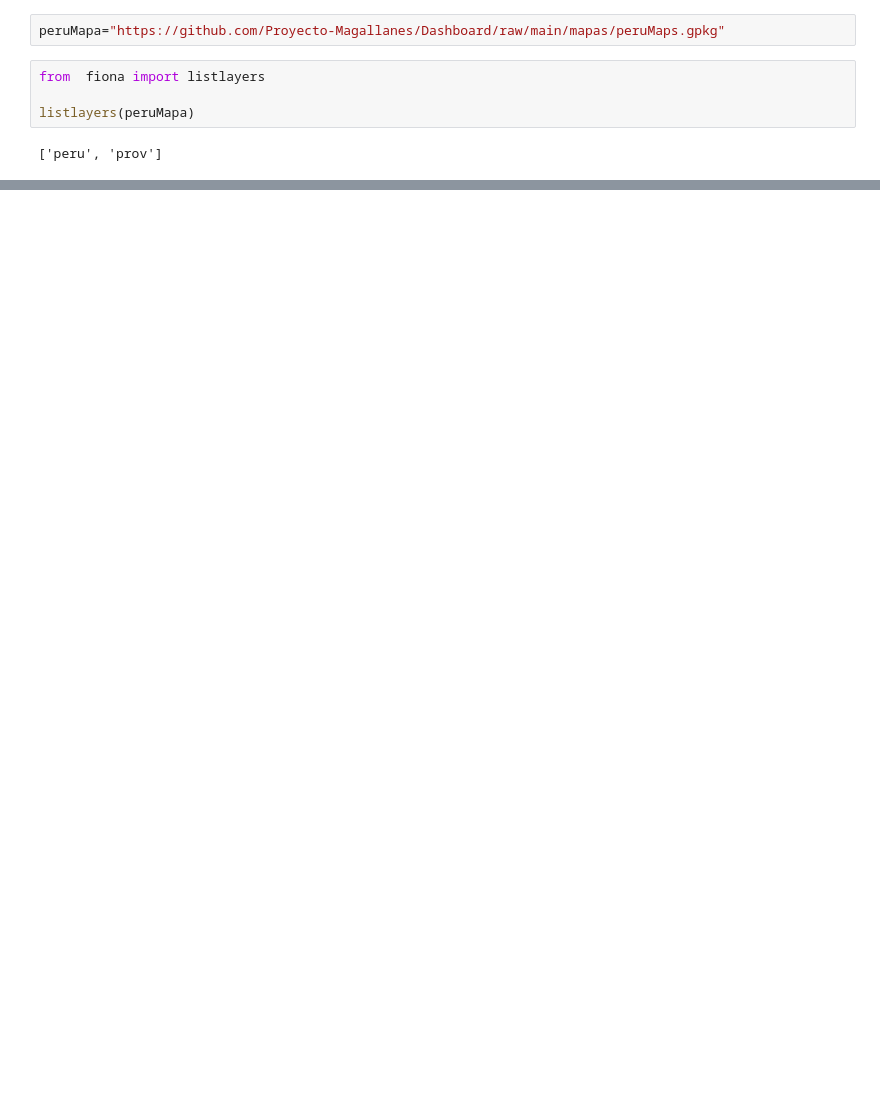
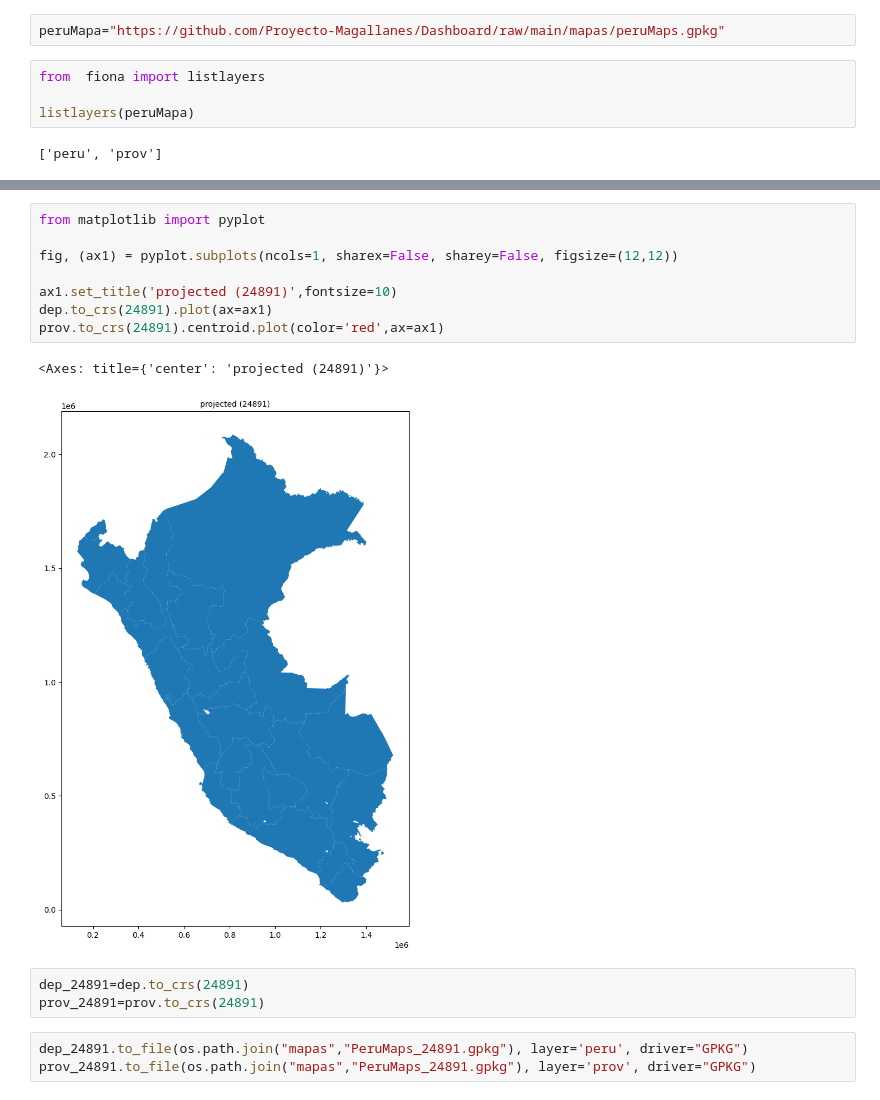
Before and after one commit to Proyecto-Magallanes/Dashboard, a Jupyter notebook: Codigo_mapas.ipynb, the cells around one changed output, grey strips where cells are left out. Saved outputs shown, nothing was run; the diff lists cells and outputs as text; blank space fills up the shorter version.

```diff
--- a/Codigo_mapas.ipynb
+++ b/Codigo_mapas.ipynb
@@ -117,0 +85,17 @@ infoairports.iloc[[0,1,2,3,-4,-3,-2,-1],:] #head and tail
+# %%
+from matplotlib import pyplot
+
+fig, (ax1) = pyplot.subplots(ncols=1, sharex=False, sharey=False, figsize=(12,12))
+
+ax1.set_title('projected (24891)',fontsize=10)
+dep.to_crs(24891).plot(ax=ax1)
+prov.to_crs(24891).centroid.plot(color='red',ax=ax1)
+# %% [output]
+<Axes: title={'center': 'projected (24891)'}>
+[figure, added]
+# %%
+dep_24891=dep.to_crs(24891)
+prov_24891=prov.to_crs(24891)
+# %%
+dep_24891.to_file(os.path.join("mapas","PeruMaps_24891.gpkg"), layer='peru', driver="GPKG")
+prov_24891.to_file(os.path.join("mapas","PeruMaps_24891.gpkg"), layer='prov', driver="GPKG")
```
Also changed, not shown: parts of 13 cells of this notebook, 1 other file.
